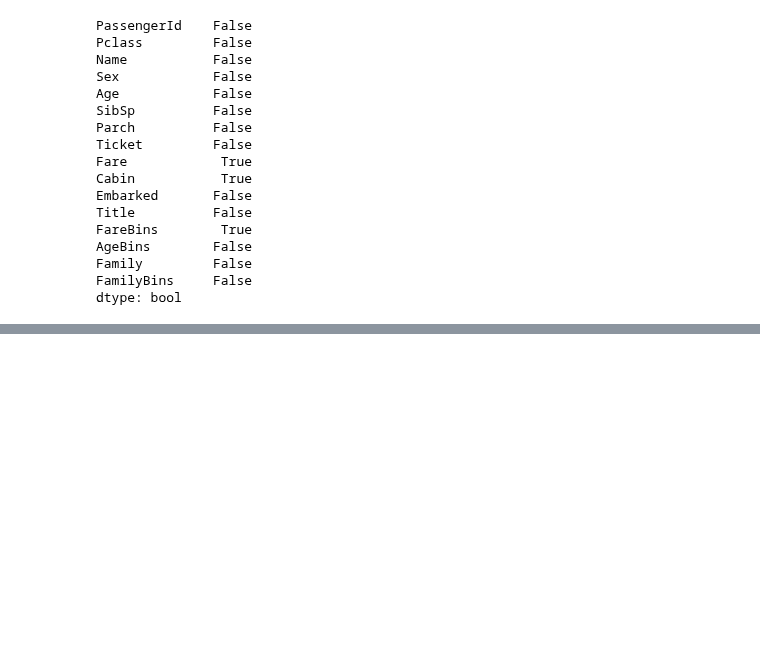
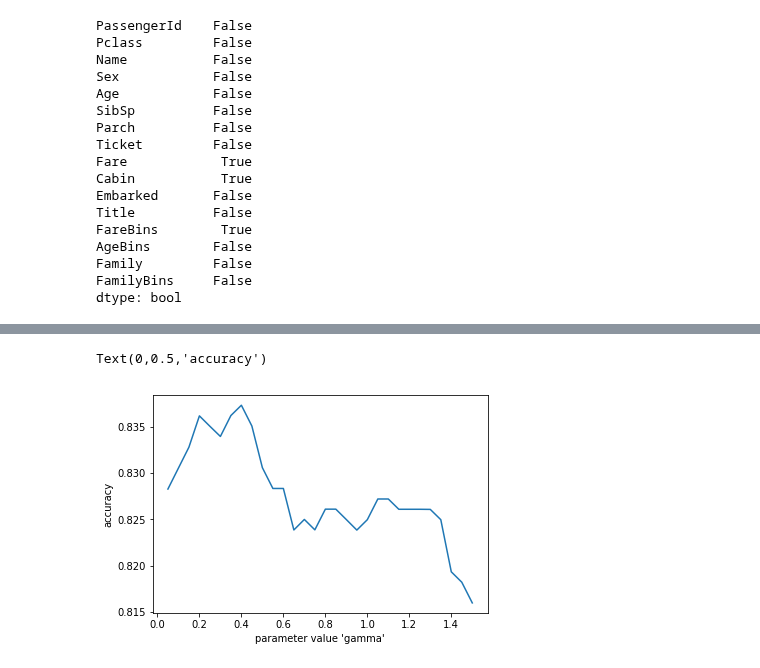
Before and after one commit to FionaLippert/DataMining, a Jupyter notebook: titanic.ipynb, the cells around one changed output, grey strips where cells are left out. Cells and saved outputs as stored; diff of their text form; code cells hidden in the pictures; blank space fills up the shorter version.

```diff
--- a/titanic.ipynb
+++ b/titanic.ipynb
@@ -473,0 +516,4 @@ mean =  0.8372996822154125 , std =  0.0217392224959419
+# %%
+# final logistic regression model
+clf = LogisticRegression(C=2)
+clf.fit(training_data_binary1, target)
@@ -473,0 +544,5 @@ mean =  0.8372996822154125 , std =  0.0217392224959419
+# %%
+# parameter tuning using grid search and cross validation
+tuner = model_selection.GridSearchCV(SVC(), {'kernel':['linear', 'poly', 'rbf', 'sigmoid'], 'gamma':[0.5,0.1,0.15,0.2,0.25,0.3,0.35,0.4], 'degree':[2,3]}, scoring='accuracy', return_train_score=True, cv=10)
+tuner.fit(training_data_binary2, target)
+tuner.cv_results_
@@ -473,0 +578,21 @@ mean =  0.8372996822154125 , std =  0.0217392224959419
+# %%
+# SVM parameter tuning
+
+gamma_values = np.linspace(0.05,1.5,30)
+mean_scores = []
+for gamma in gamma_values:
+    clf = SVC(kernel='rbf', gamma=gamma)
+    #print('gamma = ',gamma)
+    # compute model and perform 10-fold cross valdation (using the binary features)
+    scores = cross_val_score(clf, training_data_binary2, target, cv=10, scoring='accuracy')
+    #print("cross-val scores (binary features):", scores)
+    #print("mean = ", np.mean(scores), ", std = ", np.std(scores), "\n")
+    mean_scores.append(np.mean(scores))
+# %%
+plt.figure()
+plt.plot(gamma_values, mean_scores)
+plt.xlabel("parameter value 'gamma'")
+plt.ylabel('accuracy')
+# %% [output]
+Text(0,0.5,'accuracy')
+[figure, added]
```
Also changed, not shown: parts of 14 cells of this notebook, 1 other file.
